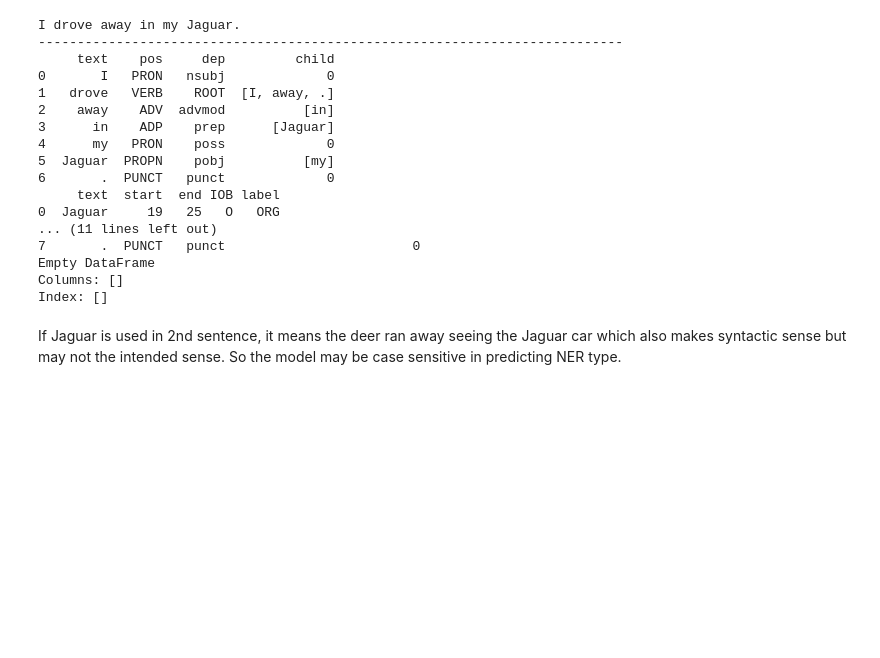
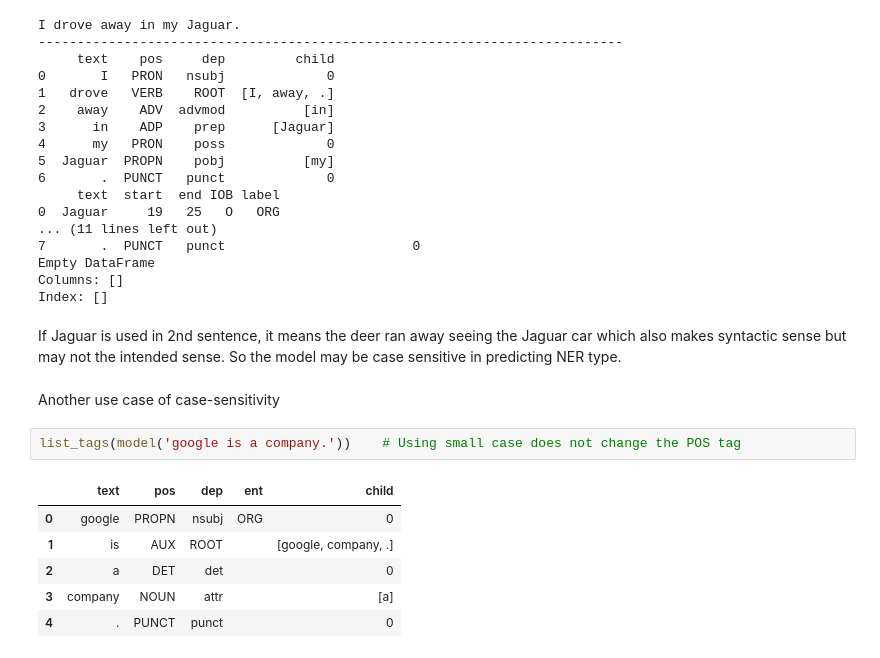
Before and after one commit to arni319/Syntactic-Processing, a Jupyter notebook: NER Code Demonstration/Commented code files/NER_Commented.ipynb, the cells around one changed output. Saved outputs shown, nothing was run; the diff lists cells and outputs as text; blank space fills up the shorter version.

```diff
--- a/NER Code Demonstration/Commented code files/NER_Commented.ipynb
+++ b/NER Code Demonstration/Commented code files/NER_Commented.ipynb
@@ -243,3 +245,14 @@ Columns: []
 Index: []
 # %% [markdown]
 If Jaguar is used in 2nd sentence, it means the deer ran away seeing the Jaguar car which also makes syntactic sense but may not the intended sense. So the model may be case sensitive in predicting NER type.
+# %% [markdown]
+Another use case of case-sensitivity
+# %%
+list_tags(model('google is a company.'))    # Using small case does not change the POS tag
+# %% [output]
+|  | text | pos | dep | ent | child |
+| 0 | google | PROPN | nsubj | ORG | 0 |
+| 1 | is | AUX | ROOT |  | [google, company, .] |
+| 2 | a | DET | det |  | 0 |
+| 3 | company | NOUN | attr |  | [a] |
+| 4 | . | PUNCT | punct |  | 0 |
```
Also changed, not shown: parts of 4 cells of this notebook.
